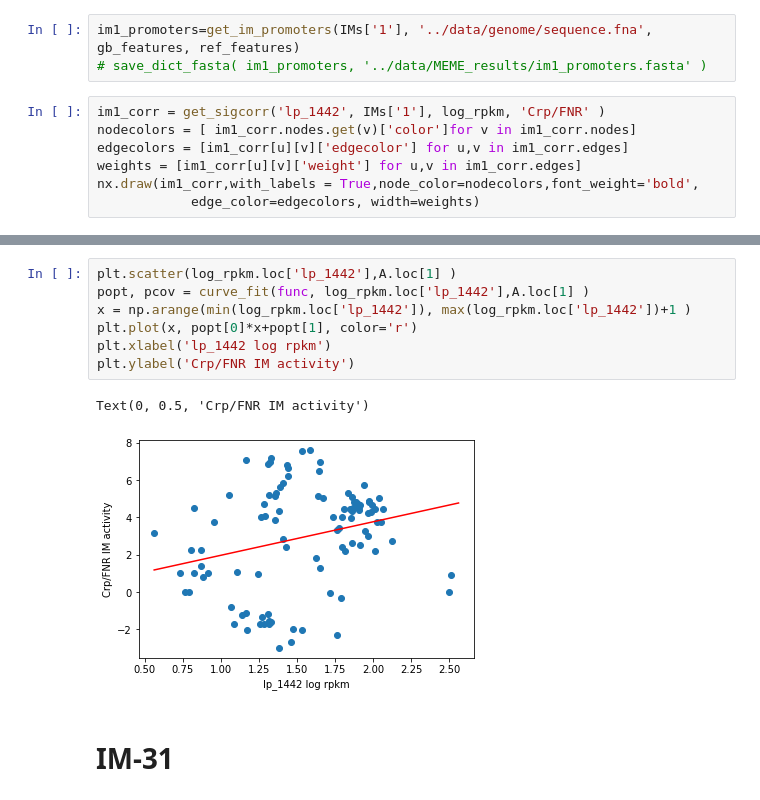
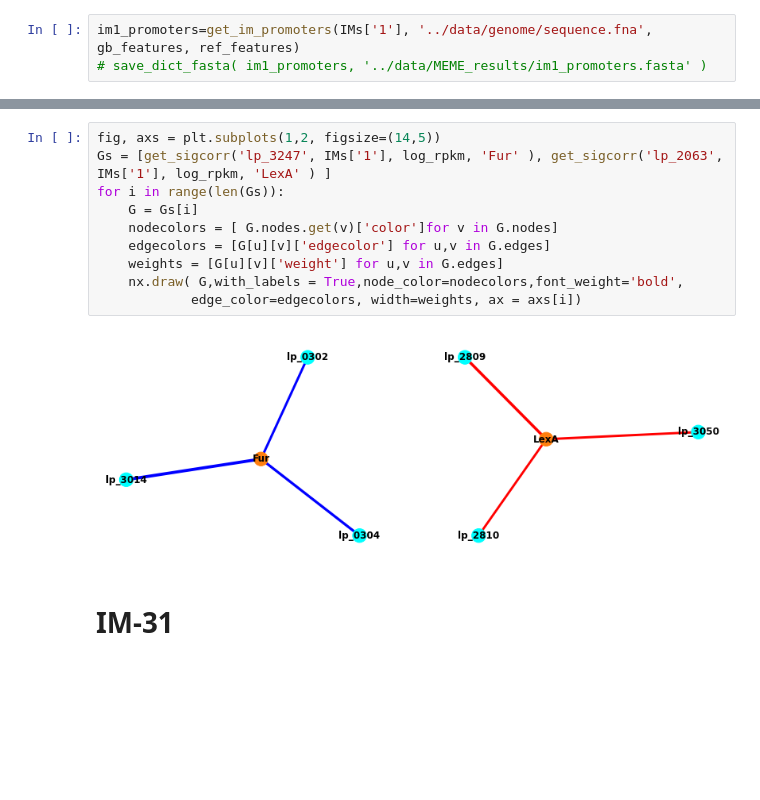
Before and after one commit to SizheQiu/LPiModulons, a Jupyter notebook: workflow/I-modulon_casestudy.ipynb, the cells around one changed output, grey strips where cells are left out. Drawn from its saved outputs; the diff is of its cells as text; blank space fills up the shorter version.

```diff
--- a/workflow/I-modulon_casestudy.ipynb
+++ b/workflow/I-modulon_casestudy.ipynb
@@ -88,10 +96,3 @@ def get_sigcorr(reg_gene, im_genes, log_rpkm, G_name ):
 # %%
 im1_promoters=get_im_promoters(IMs['1'], '../data/genome/sequence.fna', gb_features, ref_features)
 # save_dict_fasta( im1_promoters, '../data/MEME_results/im1_promoters.fasta' )
-# %%
-im1_corr = get_sigcorr('lp_1442', IMs['1'], log_rpkm, 'Crp/FNR' )
-nodecolors = [ im1_corr.nodes.get(v)['color']for v in im1_corr.nodes]
-edgecolors = [im1_corr[u][v]['edgecolor'] for u,v in im1_corr.edges]
-weights = [im1_corr[u][v]['weight'] for u,v in im1_corr.edges]
-nx.draw(im1_corr,with_labels = True,node_color=nodecolors,font_weight='bold',
-            edge_color=edgecolors, width=weights)
@@ -100,13 +99,15 @@ nx.draw(im1_corr,with_labels = True,node_color=nodecolors,font_weight='bold',
-# %%
-plt.scatter(log_rpkm.loc['lp_1442'],A.loc[1] )
-popt, pcov = curve_fit(func, log_rpkm.loc['lp_1442'],A.loc[1] )
-x = np.arange(min(log_rpkm.loc['lp_1442']), max(log_rpkm.loc['lp_1442'])+1 )
-plt.plot(x, popt[0]*x+popt[1], color='r')
-plt.xlabel('lp_1442 log rpkm')
-plt.ylabel('Crp/FNR IM activity')
-# %% [output]
-Text(0, 0.5, 'Crp/FNR IM activity')
-[figure, removed]
+# %%
+fig, axs = plt.subplots(1,2, figsize=(14,5))
+Gs = [get_sigcorr('lp_3247', IMs['1'], log_rpkm, 'Fur' ), get_sigcorr('lp_2063', IMs['1'], log_rpkm, 'LexA' ) ]
+for i in range(len(Gs)):
+    G = Gs[i]
+    nodecolors = [ G.nodes.get(v)['color']for v in G.nodes]
+    edgecolors = [G[u][v]['edgecolor'] for u,v in G.edges]
+    weights = [G[u][v]['weight'] for u,v in G.edges]
+    nx.draw( G,with_labels = True,node_color=nodecolors,font_weight='bold',
+            edge_color=edgecolors, width=weights, ax = axs[i])
+# %% [output]
+[figure, added]
 # %% [markdown]
 # IM-31
 # %%
```
Also changed, not shown: parts of 2 cells of this notebook, 3 other files.
